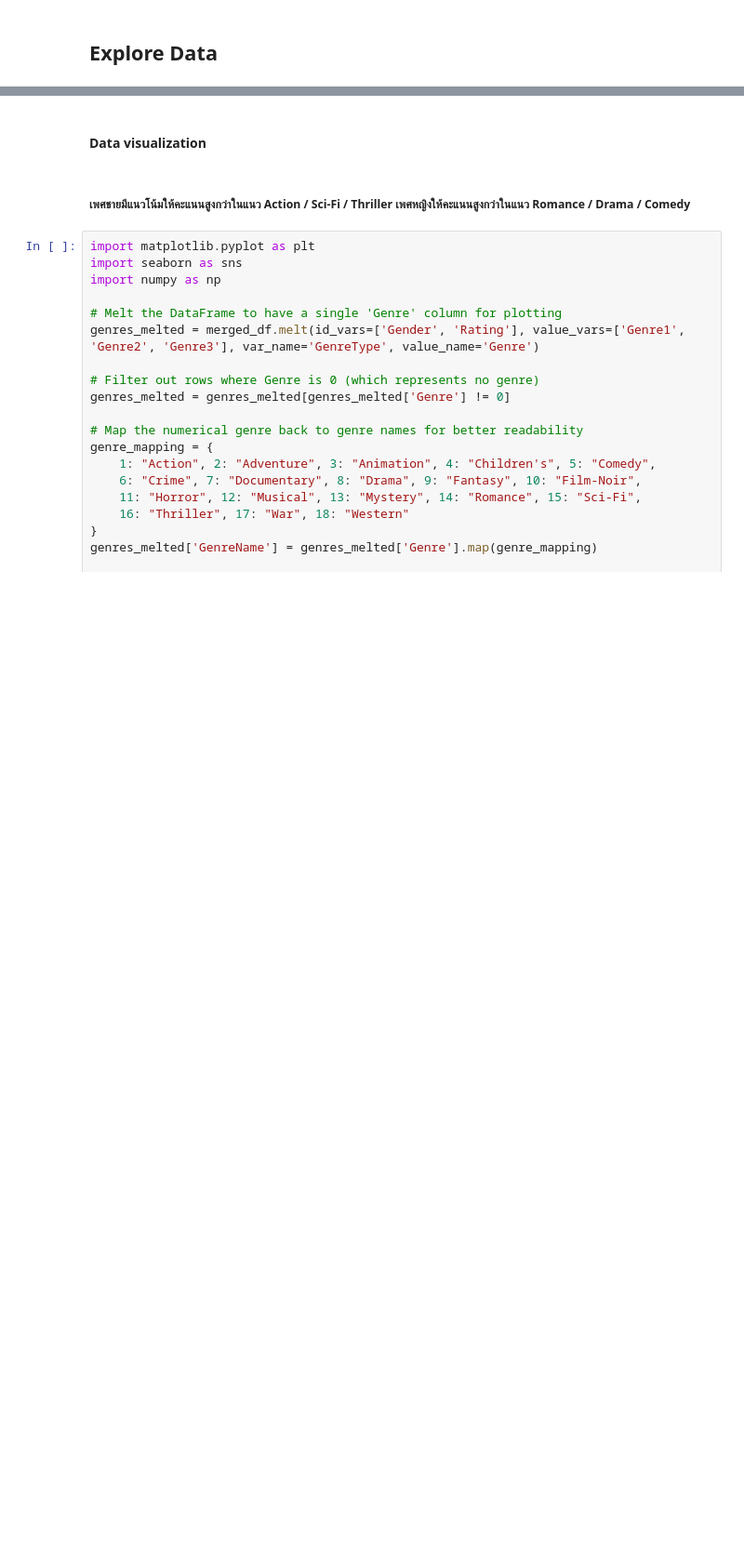
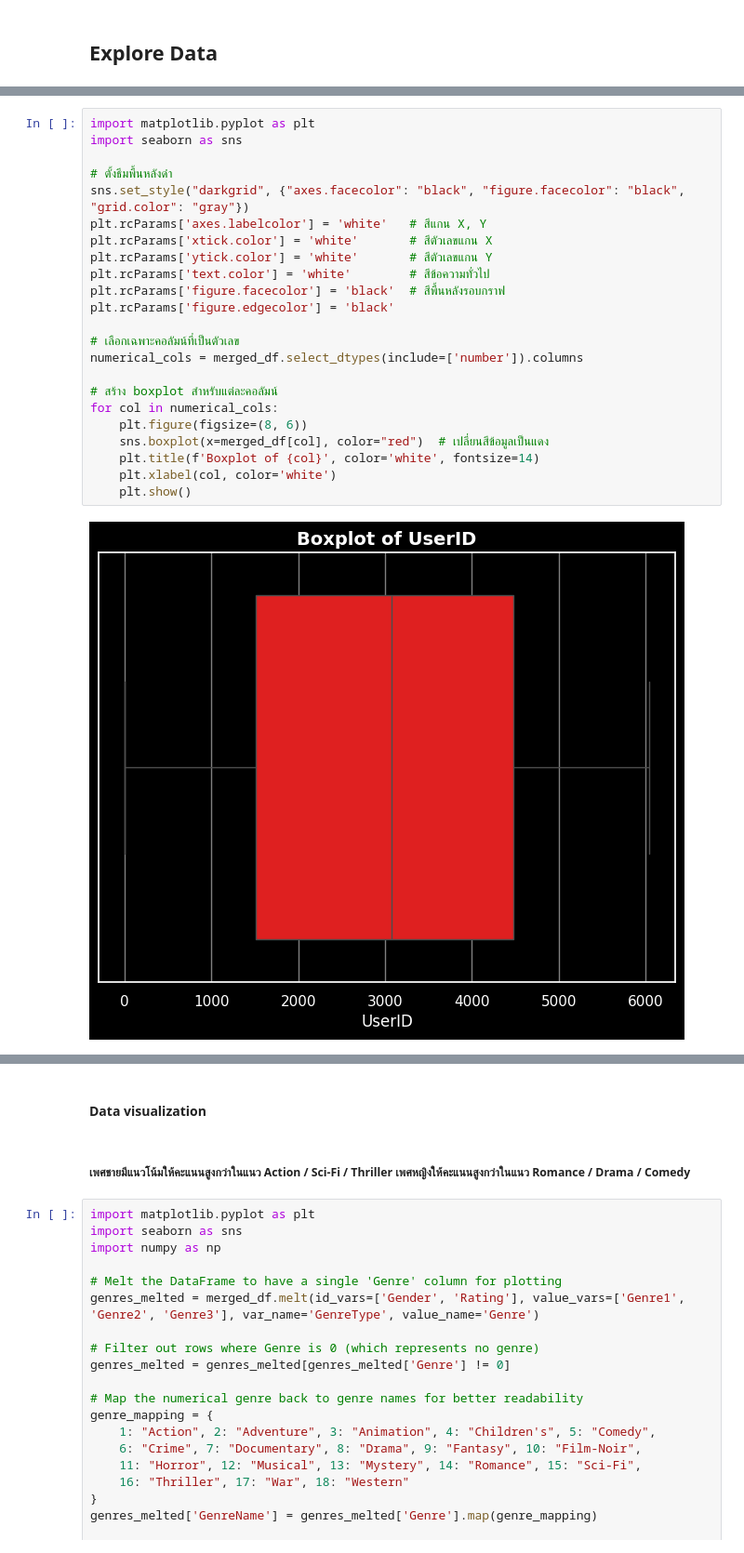
Before and after one commit to woraphonp-038-5/Project-Big-Data, a Jupyter notebook: ThaiBaan_Data_Analytics_and_Modeling.ipynb, the cells around one changed output, grey strips where cells are left out. Shown at 93% size. Saved outputs shown, nothing was run; the diff lists cells and outputs as text; blank space fills up the shorter version.

```diff
--- a/ThaiBaan_Data_Analytics_and_Modeling.ipynb
+++ b/ThaiBaan_Data_Analytics_and_Modeling.ipynb
@@ -321,0 +383,25 @@ merged_df.head()
+# %%
+import matplotlib.pyplot as plt
+import seaborn as sns
+
+# ตั้งธีมพื้นหลังดำ
+sns.set_style("darkgrid", {"axes.facecolor": "black", "figure.facecolor": "black", "grid.color": "gray"})
+plt.rcParams['axes.labelcolor'] = 'white'   # สีแกน X, Y
+plt.rcParams['xtick.color'] = 'white'       # สีตัวเลขแกน X
+plt.rcParams['ytick.color'] = 'white'       # สีตัวเลขแกน Y
+plt.rcParams['text.color'] = 'white'        # สีข้อความทั่วไป
+plt.rcParams['figure.facecolor'] = 'black'  # สีพื้นหลังรอบกราฟ
+plt.rcParams['figure.edgecolor'] = 'black'
+
+# เลือกเฉพาะคอลัมน์ที่เป็นตัวเลข
+numerical_cols = merged_df.select_dtypes(include=['number']).columns
+
+# สร้าง boxplot สำหรับแต่ละคอลัมน์
+for col in numerical_cols:
+    plt.figure(figsize=(8, 6))
+    sns.boxplot(x=merged_df[col], color="red")  # เปลี่ยนสีข้อมูลเป็นแดง
+    plt.title(f'Boxplot of {col}', color='white', fontsize=14)
+    plt.xlabel(col, color='white')
+    plt.show()
+# %% [output]
+[figure, added]
```
Also changed, not shown: parts of 43 cells of this notebook.
